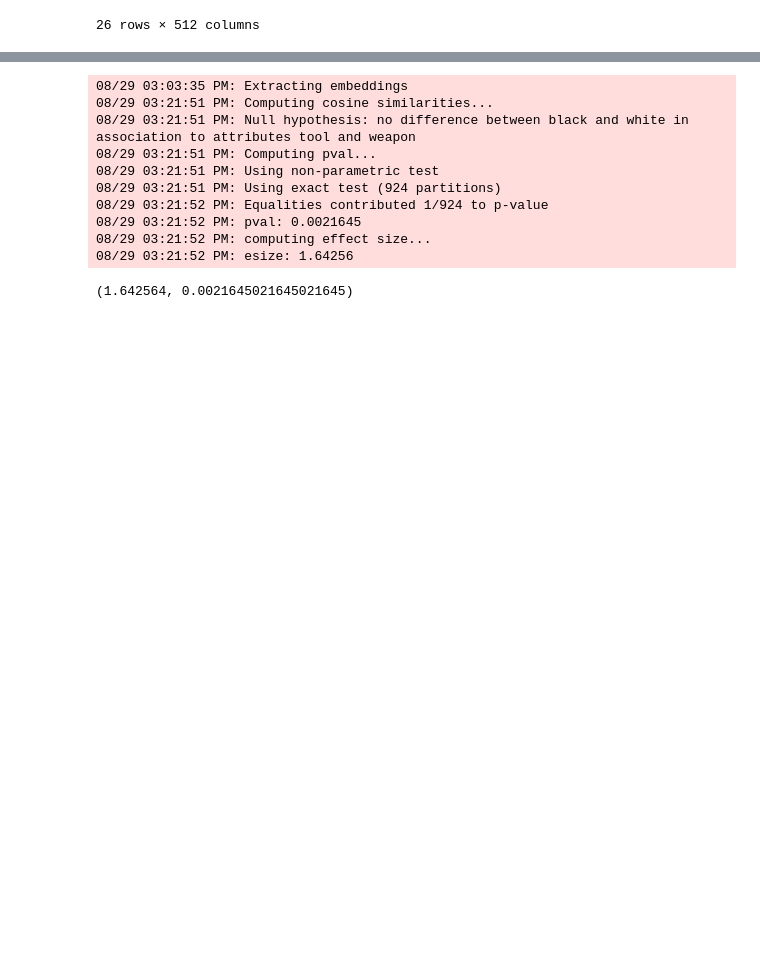
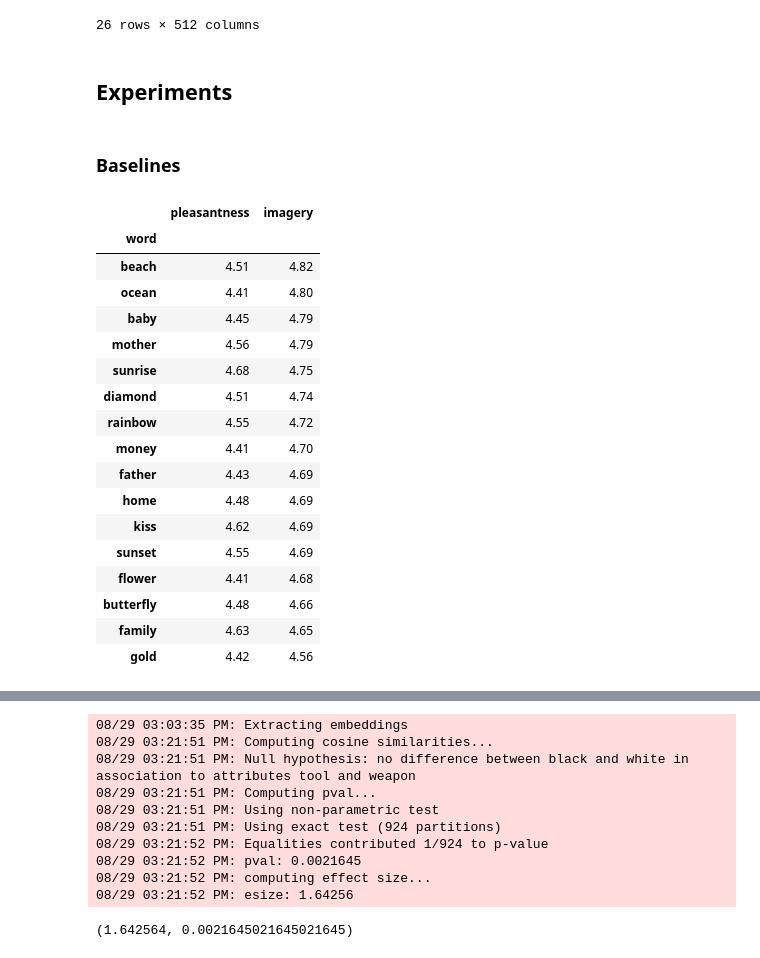
Before and after one commit to ryansteed/ieat, a Jupyter notebook: notebooks/experiments.ipynb, the cells around one changed output, grey strips where cells are left out. Saved outputs shown, nothing was run; the diff lists cells and outputs as text; code cells hidden in the pictures; blank space fills up the shorter version.

Commit message:
:sparkles: Added Ballezza et al valence words

```diff
--- a/notebooks/experiments.ipynb
+++ b/notebooks/experiments.ipynb
@@ -156,3 +158,39 @@ extractor.extract(image_paths, output_path=output_path)
 from google.colab import files
 
 files.download(output_path)
+# %% [markdown]
+## Experiments
+# %% [markdown]
+### Baselines
+# %%
+import pandas as pd
+
+valence_words = pd.read_csv("data/bgb_pleasant-words.csv").set_index("word")
+q = 0.8
+p = 0.8
+m = 0.25
+# %%
+# high pleasantness
+valence_words[
+    (valence_words.pleasantness > valence_words.pleasantness.quantile(q=q)) &
+    (valence_words.imagery > valence_words.imagery.quantile(q=p))
+].sort_values("imagery", ascending=False)[["pleasantness", "imagery"]]
+# %% [output]
+|  | pleasantness | imagery |
+| word |  |  |
+| beach | 4.51 | 4.82 |
+| ocean | 4.41 | 4.80 |
+| baby | 4.45 | 4.79 |
+| mother | 4.56 | 4.79 |
+| sunrise | 4.68 | 4.75 |
+| diamond | 4.51 | 4.74 |
+| rainbow | 4.55 | 4.72 |
+| money | 4.41 | 4.70 |
+| father | 4.43 | 4.69 |
+| home | 4.48 | 4.69 |
+| kiss | 4.62 | 4.69 |
+| sunset | 4.55 | 4.69 |
+| flower | 4.41 | 4.68 |
+| butterfly | 4.48 | 4.66 |
+| family | 4.63 | 4.65 |
+| gold | 4.42 | 4.56 |
```
Also changed, not shown: parts of 9 cells of this notebook, 1 other file.
